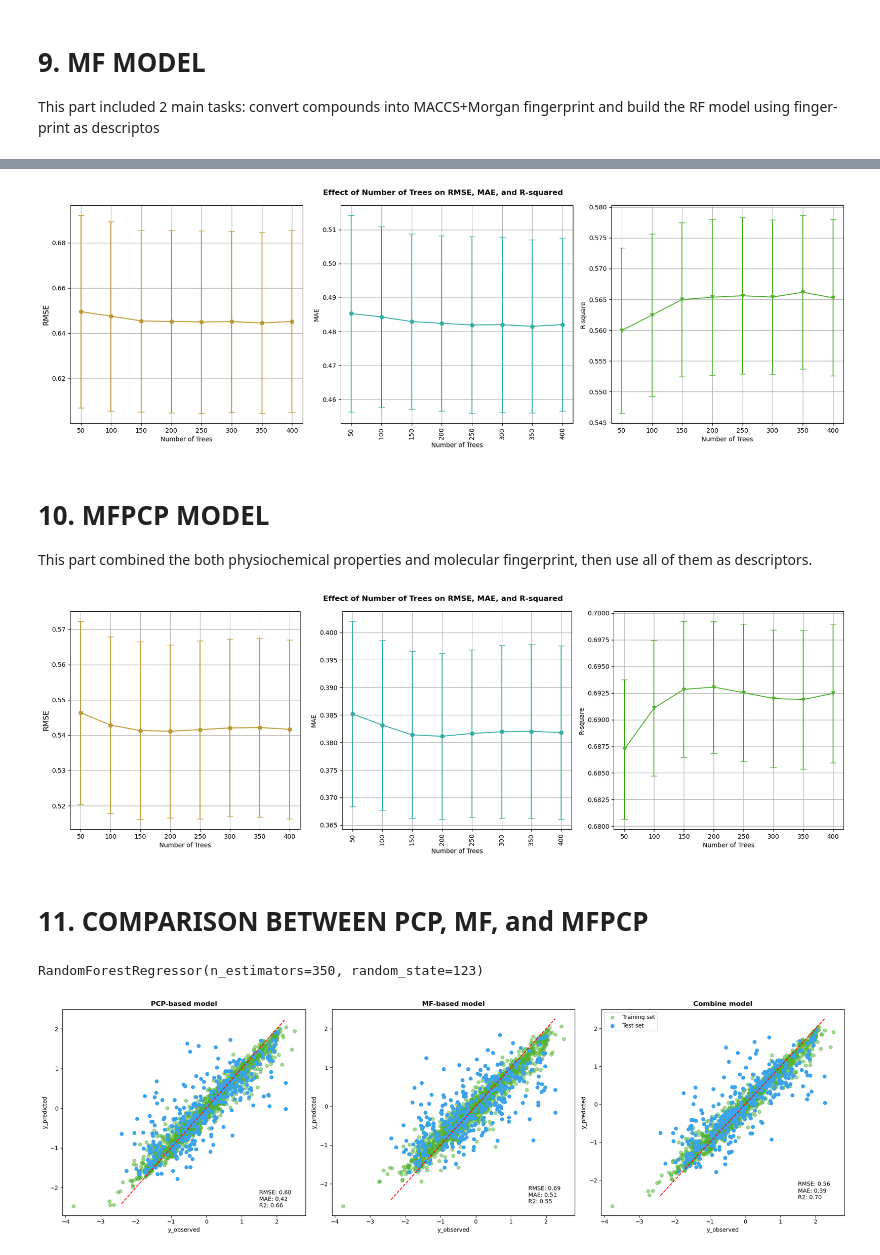
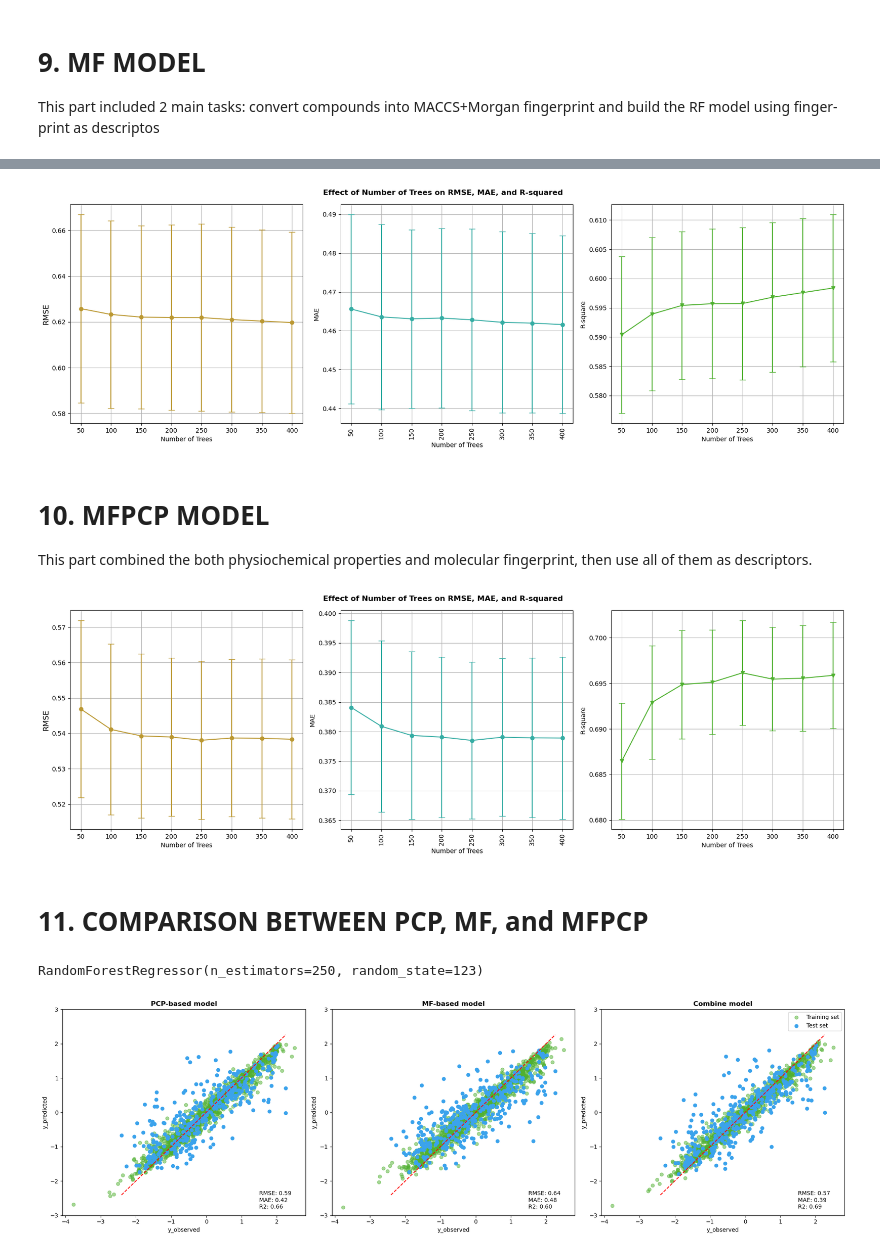
Before and after one commit to DinhLongHuynh/Solubility_Prediction_Model, a Jupyter notebook: Solubility_Prediction_Project.ipynb, the cells around one changed output, grey strips where cells are left out. Cells and saved outputs as stored; diff of their text form; code cells hidden in the pictures.

```diff
--- a/Solubility_Prediction_Project.ipynb
+++ b/Solubility_Prediction_Project.ipynb
@@ -1049,7 +1053,7 @@ def inchi_to_morgan(inchi, radius=2, nBits=2048):
 
 morgan_fingerprint = []
 for inchi in df_filter['InChI']:
-    inchi_representation = "InChI=1S/C4H10O/c1-4(2)3-5/h4-5H,3H2,1-2H3"
+    inchi_representation = inchi
 
     # Convert InChI to Morgan fingerprint
     fingerprint = inchi_to_morgan(inchi_representation)
@@ -1149,7 +1155,7 @@ fig.suptitle('Effect of Number of Trees on RMSE, MAE, and R-squared', weight = "
 plt.tight_layout()
 plt.show()
 # %% [output]
-[figure, old version]
+[figure, new version]
 # %% [markdown]
 # **10. MFPCP MODEL**
 This part combined the both physiochemical properties and molecular fingerprint, then use all of them as descriptors.
@@ -1241,21 +1247,21 @@ fig.suptitle('Effect of Number of Trees on RMSE, MAE, and R-squared', weight = "
 plt.tight_layout()
 plt.show()
 # %% [output]
-[figure, old version]
+[figure, new version]
 # %% [markdown]
 # **11. COMPARISON BETWEEN PCP, MF, and MFPCP**
 # %%
 # Define models
-rf_model_pcp = RandomForestRegressor(n_estimators=100,random_state=123)
-rf_model_mf = RandomForestRegressor(n_estimators=200,random_state=123)
-rf_model_combine = RandomForestRegressor(n_estimators=350,random_state=123)
+rf_model_pcp = RandomForestRegressor(n_estimators=300,random_state=123)
+rf_model_mf = RandomForestRegressor(n_estimators=400,random_state=123)
+rf_model_combine = RandomForestRegressor(n_estimators=250,random_state=123)
 
 # Training models
 rf_model_pcp.fit(X_train, Y_train)
 rf_model_mf.fit(X_train_fp, Y_train_fp)
 rf_model_combine.fit(X_train_combine,Y_train_combine)
 # %% [output]
-RandomForestRegressor(n_estimators=350, random_state=123)
+RandomForestRegressor(n_estimators=250, random_state=123)
 # %%
 # Generate prediction
 rf_prediction_test_pcp = rf_model_pcp.predict(x_test)
@@ -1284,34 +1290,37 @@ rf_combine_RMSE = np.sqrt(mean_squared_error(y_test_combine, rf_prediction_test_
 # %%
 # Plot the descriptor based RF
 fig, ax = plt.subplots(1,3, figsize = (20,6) )
 ax[0].scatter(Y_train, rf_prediction_train_pcp, color = palette[2], label = 'Training set', alpha = 0.5)
 ax[0].scatter(y_test, rf_prediction_test_pcp, color = palette[4], label = 'Test set')
 ax[0].set_xlabel('y_observed')
 ax[0].set_ylabel('y_predicted')
 ax[0].set_title('PCP-based model', weight = "bold")
 ax[0].plot([min(y_test), max(y_test)], [min(y_test), max(y_test)], color='red', linestyle='--')
-ax[0].text(1.5, -2.5, f'RMSE: {rf_pcp_RMSE:.2f}\nMAE: {rf_pcp_MAE:.2f}\nR2: {rf_pcp_R2:.2f}')
+ax[0].text(1.5, -2.8, f'RMSE: {rf_pcp_RMSE:.2f}\nMAE: {rf_pcp_MAE:.2f}\nR2: {rf_pcp_R2:.2f}')
+ax[0].set_ylim(-3, 3)
 
 # Plot the optimal KNN
 ax[1].scatter(Y_train_fp, rf_prediction_train_mf, color = palette[2], label = 'Training set', alpha = 0.5)
 ax[1].scatter(y_test_fp, rf_prediction_test_mf, color = palette[4], label = 'Test set')
 ax[1].set_xlabel('y_observed')
 ax[1].set_ylabel('y_predicted')
 ax[1].set_title('MF-based model', weight = "bold")
 ax[1].plot([min(y_test_fp), max(y_test_fp)], [min(y_test_fp), max(y_test_fp)], color='red', linestyle='--')
-ax[1].text(1.5, -2.5, f'RMSE: {rf_mf_RMSE:.2f}\nMAE: {rf_mf_MAE:.2f}\nR2: {rf_mf_R2:.2f}')
+ax[1].text(1.5, -2.8, f'RMSE: {rf_mf_RMSE:.2f}\nMAE: {rf_mf_MAE:.2f}\nR2: {rf_mf_R2:.2f}')
+ax[1].set_ylim(-3, 3)
 
 # Plot the optimal RF
 ax[2].scatter(Y_train_combine, rf_prediction_train_combine, color = palette[2], label = 'Training set', alpha = 0.5)
 ax[2].scatter(y_test_combine, rf_prediction_test_combine, color = palette[4], label = 'Test set')
 ax[2].set_xlabel('y_observed')
 ax[2].set_ylabel('y_predicted')
 ax[2].set_title('Combine model', weight = "bold")
 ax[2].plot([min(y_test_combine), max(y_test_combine)], [min(y_test_combine), max(y_test_combine)], color='red', linestyle='--')
-ax[2].text(1.5, -2.5, f'RMSE: {rf_combine_RMSE:.2f}\nMAE: {rf_combine_MAE:.2f}\nR2: {rf_combine_R2:.2f}')
+ax[2].text(1.5, -2.8, f'RMSE: {rf_combine_RMSE:.2f}\nMAE: {rf_combine_MAE:.2f}\nR2: {rf_combine_R2:.2f}')
+ax[2].set_ylim(-3, 3)
 
 plt.legend()
 plt.tight_layout()
 plt.show()
 # %% [output]
-[figure, old version]
+[figure, new version]
```
Also changed, not shown: parts of 2 cells of this notebook.
